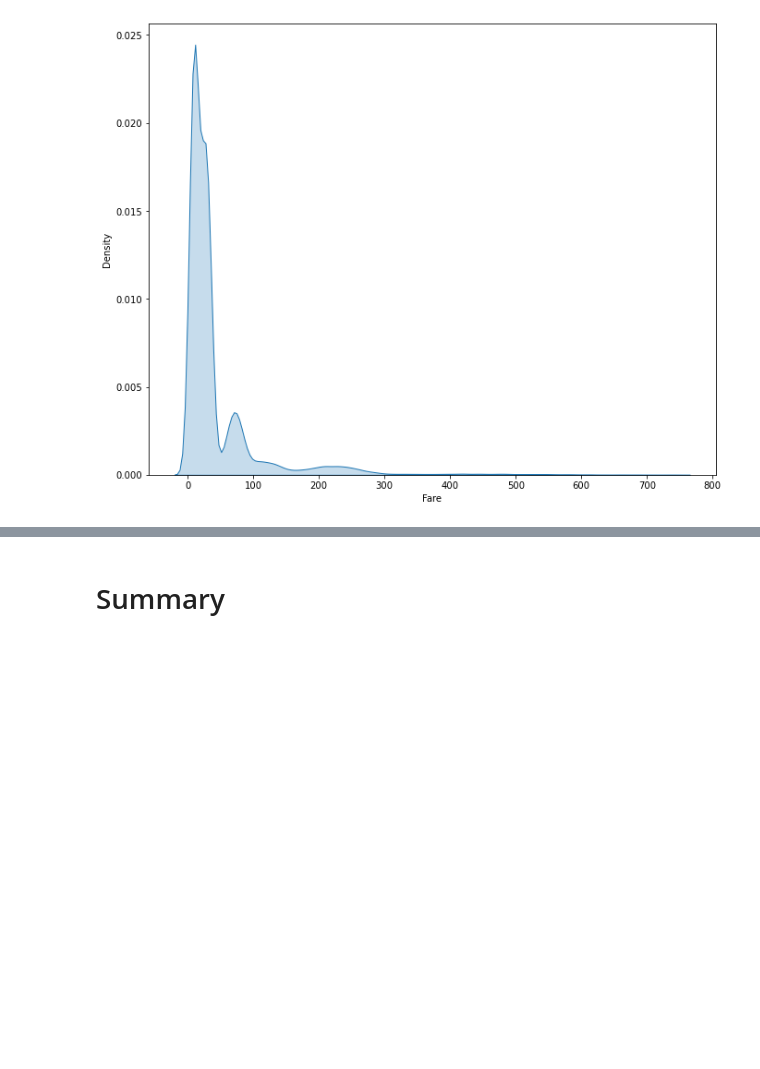
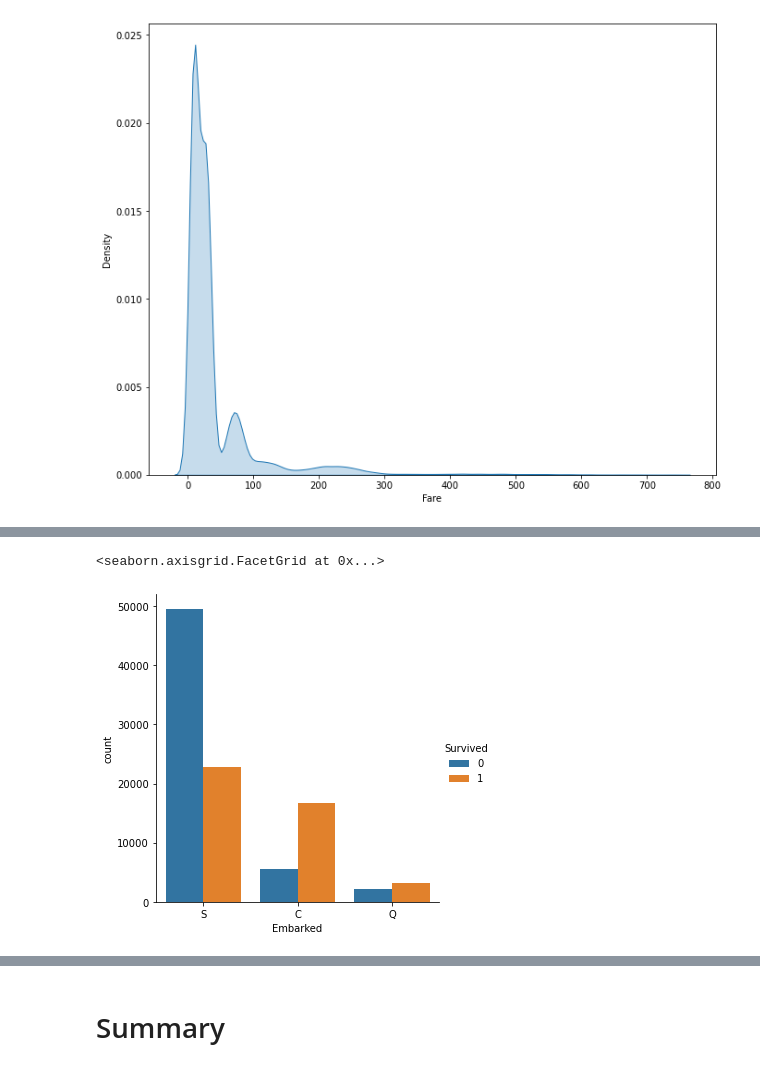
Before and after one commit to DimaValetsky/ml-intro, a Jupyter notebook: 2_data_exploration/eda.ipynb, the cells around one changed output, grey strips where cells are left out. Drawn from its saved outputs; the diff is of its cells as text; code cells hidden in the pictures; blank space fills up the shorter version.

Commit message:
added some plots

```diff
--- a/2_data_exploration/eda.ipynb
+++ b/2_data_exploration/eda.ipynb
@@ -112,0 +117,5 @@ sns.kdeplot(data=prepared_final['Age'], shade=True)
+# %%
+sns.catplot(x='Embarked', data=prepared_final, hue='Survived', kind='count') # самое "везучее" место посадки
+# %% [output]
+<seaborn.axisgrid.FacetGrid at 0x...>
+[figure, added]
```
Also changed, not shown: parts of 4 cells of this notebook.
